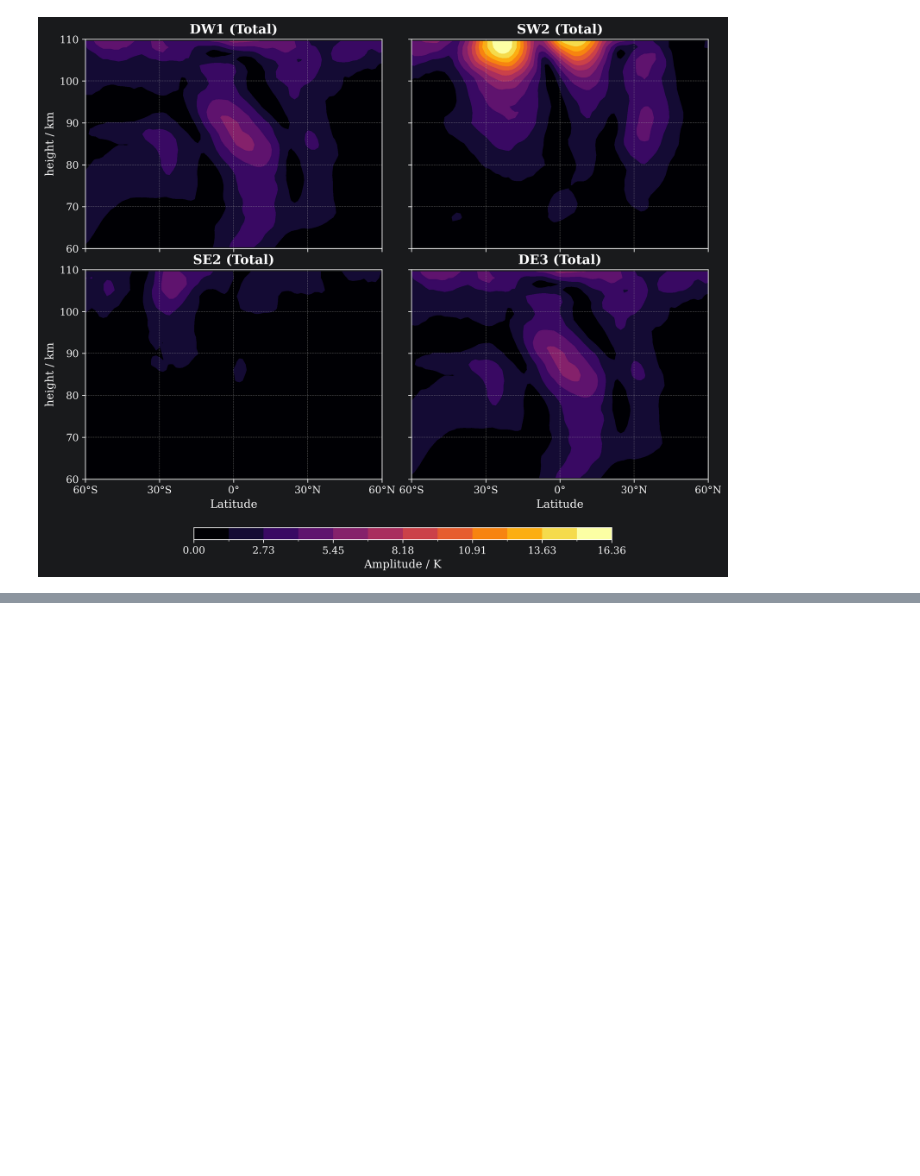
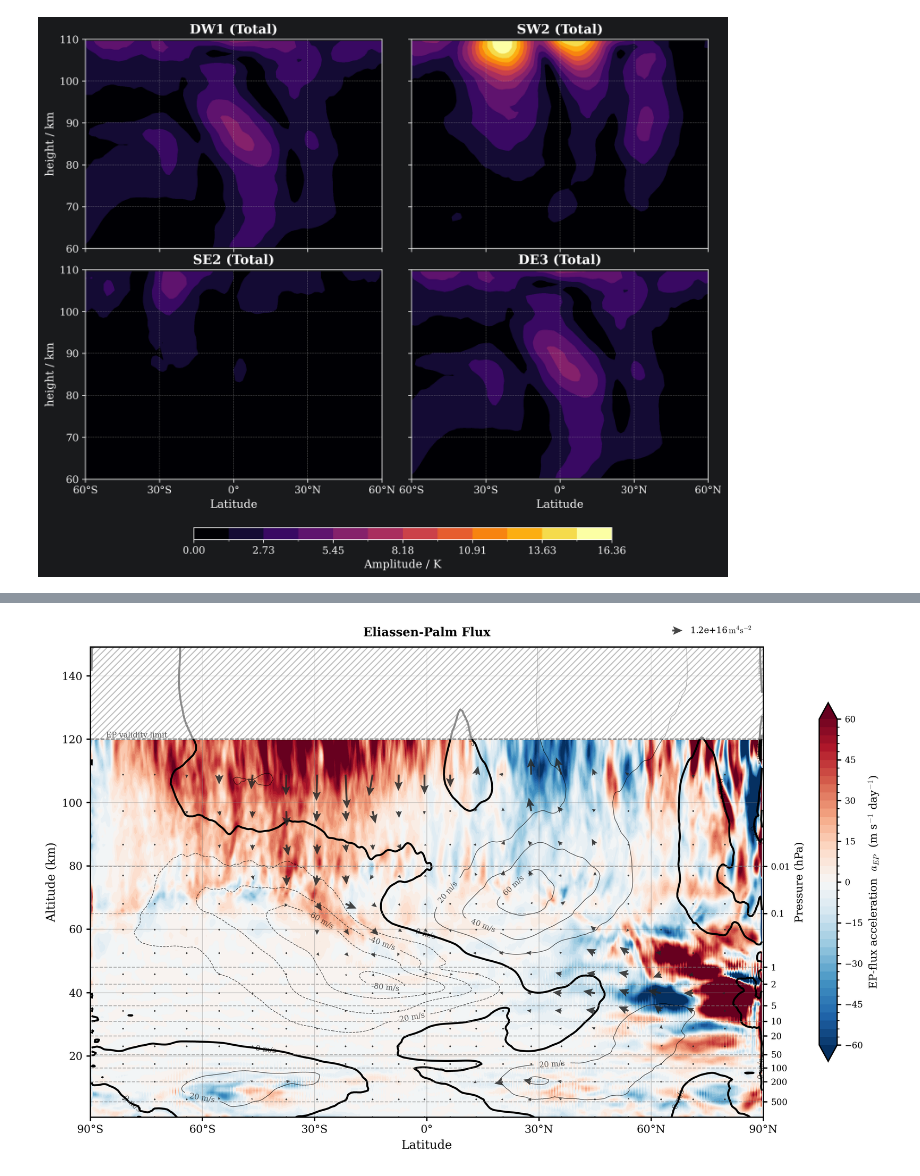
Before and after one commit to deterministic-nonperiodic/HealICON, a Jupyter notebook: examples/HealICON_Tutorial.ipynb, the cells around one changed output, grey strips where cells are left out. Drawn from its saved outputs; the diff is of its cells as text; code cells hidden in the pictures; blank space fills up the shorter version.

```diff
--- a/examples/HealICON_Tutorial.ipynb
+++ b/examples/HealICON_Tutorial.ipynb
@@ -287,0 +303,11 @@ Data variables:
+# %%
+from healicon.analysis.ep_flux import eliassen_palm
+from healicon.interpolate import interpolate_to_healpix
+
+# Height-level (HL) output: height coordinate already in metres — no interpolation needed
+ICON_FILE_HL = 'UA-ICON_NWP_atm_DOM01_HL_20230201T030000Z.nc'
+ds_hl = xr.open_dataset(ICON_FILE_HL).isel(time=0)
+ds_hl = interpolate_to_healpix(ds_hl, nside=128)
+
+ds_ep = eliassen_palm(ds_hl, mode='full', vertical='native')
+print(ds_ep)
@@ -287,0 +332,10 @@ Data variables:
+# %%
+from healicon.visualize.epflux import plot_ep_flux
+from IPython.display import Image
+
+# Shading: a_EP [m/s/day].  Arrows: (F_phi, F_z) scaled by Jucker (2021).
+# Hatching above 120 km marks the EP-framework validity ceiling.
+out = plot_ep_flux(ds_ep, out_dir='.', prefix='tutorial_ep', vmax=60.0)
+Image(out)
+# %% [output]
+[figure, added]
```
Also changed, not shown: parts of 2 cells of this notebook, 7 other files.
